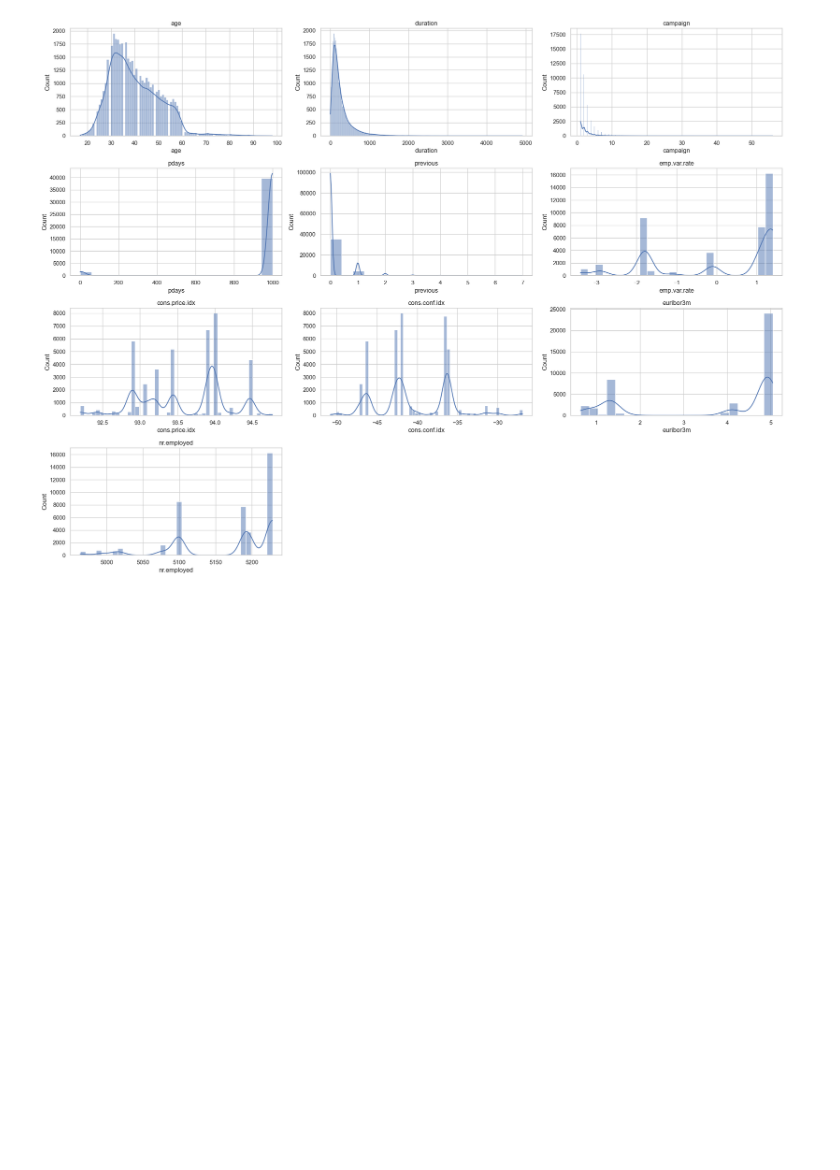
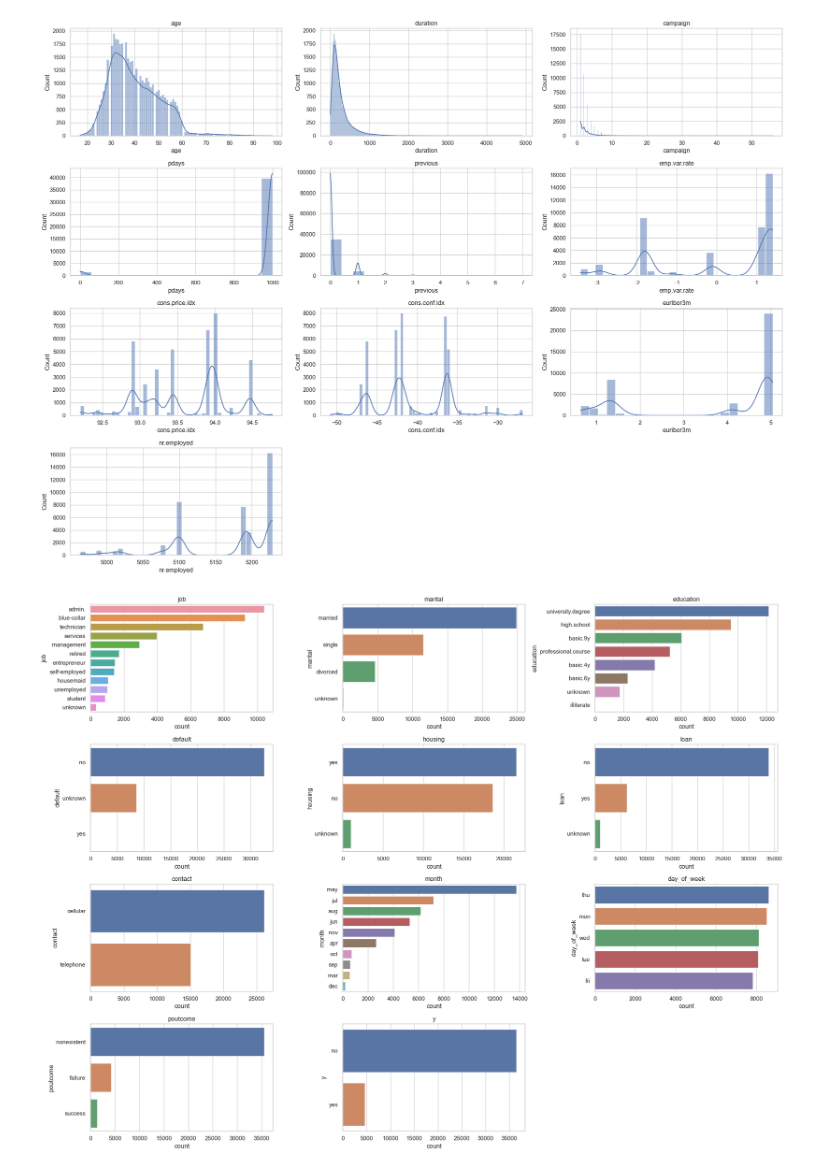
Before and after one commit to FedericoAriton99/CA2-Strategic-Thinking, a Jupyter notebook: Federico_Ariton_Strategicthinking_Code_HDip_CA2.ipynb, the cells around one changed output. Cells and saved outputs as stored; diff of their text form; code cells hidden in the pictures; blank space fills up the shorter version.

```diff
--- a/Federico_Ariton_Strategicthinking_Code_HDip_CA2.ipynb
+++ b/Federico_Ariton_Strategicthinking_Code_HDip_CA2.ipynb
@@ -82,3 +97,6 @@ dtype: int64
+# %%
+# Handling special values in 'pdays'
+bank_data['pdays'] = bank_data['pdays'].replace(999, -1)
 # %% [markdown]
 # EDA
 # %%
@@ -100,3 +118,19 @@ for i, col in enumerate(numerical_columns):
 plt.show()
 # %% [output]
 [figure]
+# %%
+# Selecting categorical columns for bar charts
+categorical_columns = bank_data.select_dtypes(include=['object']).columns
+
+# Plotting bar charts for categorical columns
+plt.figure(figsize=(20, 15))
+
+for i, col in enumerate(categorical_columns):
+    plt.subplot(4, 3, i + 1)
+    sns.countplot(y=col, data=bank_data, order = bank_data[col].value_counts().index)
+    plt.title(col)
+    plt.tight_layout()
+
+plt.show()
+# %% [output]
+[figure, added]
```
Also changed, not shown: parts of 4 cells of this notebook.
